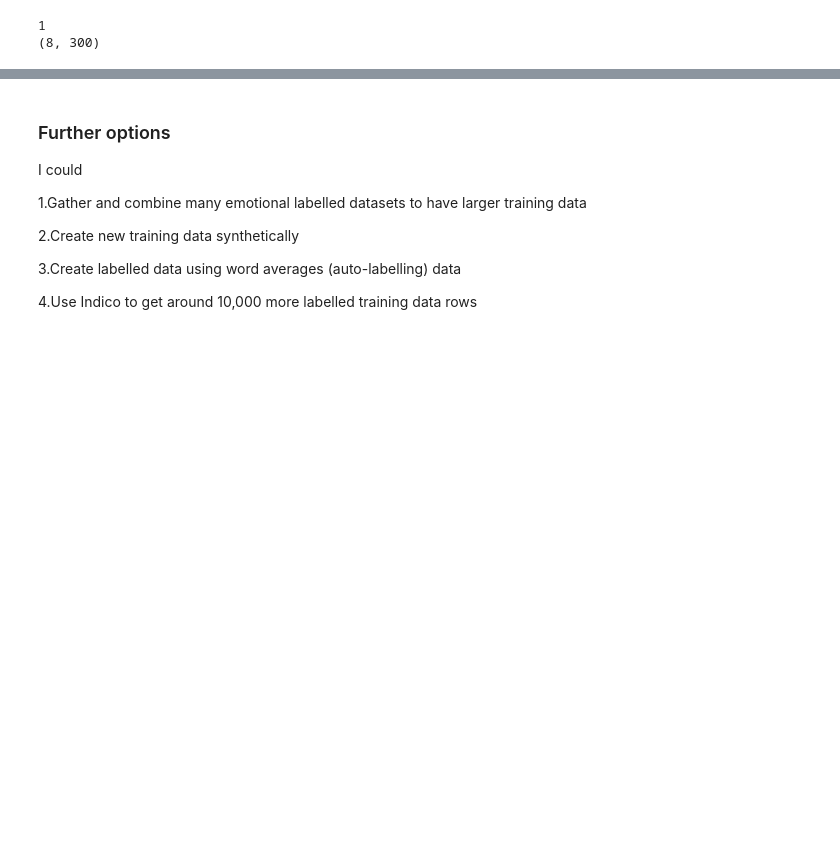
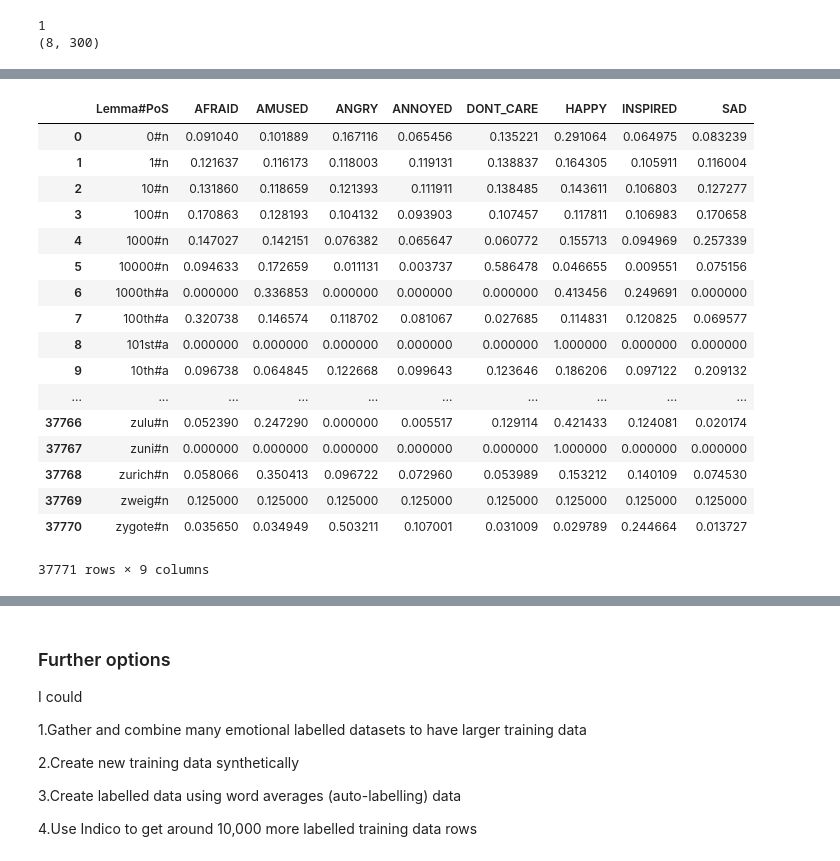
Before and after one commit to cidetraq/nlp_emotions, a Jupyter notebook: Keras LSTM.ipynb, the cells around one changed output, grey strips where cells are left out. Drawn from its saved outputs; the diff is of its cells as text; code cells hidden in the pictures; blank space fills up the shorter version.

```diff
--- a/Keras LSTM.ipynb
+++ b/Keras LSTM.ipynb
@@ -1438,0 +1418,22 @@ json_file
+# %%
+depeche_freq=pd.read_csv("data/DepecheMood_V1.0/DepecheMood_freq.txt", sep='\t')
+depeche_freq
+# %% [output]
+|  | Lemma#PoS | AFRAID | AMUSED | ANGRY | ANNOYED | DONT_CARE | HAPPY | INSPIRED | SAD |
+| 0 | 0#n | 0.091040 | 0.101889 | 0.167116 | 0.065456 | 0.135221 | 0.291064 | 0.064975 | 0.083239 |
+| 1 | 1#n | 0.121637 | 0.116173 | 0.118003 | 0.119131 | 0.138837 | 0.164305 | 0.105911 | 0.116004 |
+| 2 | 10#n | 0.131860 | 0.118659 | 0.121393 | 0.111911 | 0.138485 | 0.143611 | 0.106803 | 0.127277 |
+| 3 | 100#n | 0.170863 | 0.128193 | 0.104132 | 0.093903 | 0.107457 | 0.117811 | 0.106983 | 0.170658 |
+| 4 | 1000#n | 0.147027 | 0.142151 | 0.076382 | 0.065647 | 0.060772 | 0.155713 | 0.094969 | 0.257339 |
+| 5 | 10000#n | 0.094633 | 0.172659 | 0.011131 | 0.003737 | 0.586478 | 0.046655 | 0.009551 | 0.075156 |
+| 6 | 1000th#a | 0.000000 | 0.336853 | 0.000000 | 0.000000 | 0.000000 | 0.413456 | 0.249691 | 0.000000 |
+| 7 | 100th#a | 0.320738 | 0.146574 | 0.118702 | 0.081067 | 0.027685 | 0.114831 | 0.120825 | 0.069577 |
+| 8 | 101st#a | 0.000000 | 0.000000 | 0.000000 | 0.000000 | 0.000000 | 1.000000 | 0.000000 | 0.000000 |
+| 9 | 10th#a | 0.096738 | 0.064845 | 0.122668 | 0.099643 | 0.123646 | 0.186206 | 0.097122 | 0.209132 |
+| ... | ... | ... | ... | ... | ... | ... | ... | ... | ... |
+| 37766 | zulu#n | 0.052390 | 0.247290 | 0.000000 | 0.005517 | 0.129114 | 0.421433 | 0.124081 | 0.020174 |
+| 37767 | zuni#n | 0.000000 | 0.000000 | 0.000000 | 0.000000 | 0.000000 | 1.000000 | 0.000000 | 0.000000 |
+| 37768 | zurich#n | 0.058066 | 0.350413 | 0.096722 | 0.072960 | 0.053989 | 0.153212 | 0.140109 | 0.074530 |
+| 37769 | zweig#n | 0.125000 | 0.125000 | 0.125000 | 0.125000 | 0.125000 | 0.125000 | 0.125000 | 0.125000 |
+| 37770 | zygote#n | 0.035650 | 0.034949 | 0.503211 | 0.107001 | 0.031009 | 0.029789 | 0.244664 | 0.013727 |
+37771 rows × 9 columns
```
Also changed, not shown: parts of 65 cells of this notebook, 24 other files.
